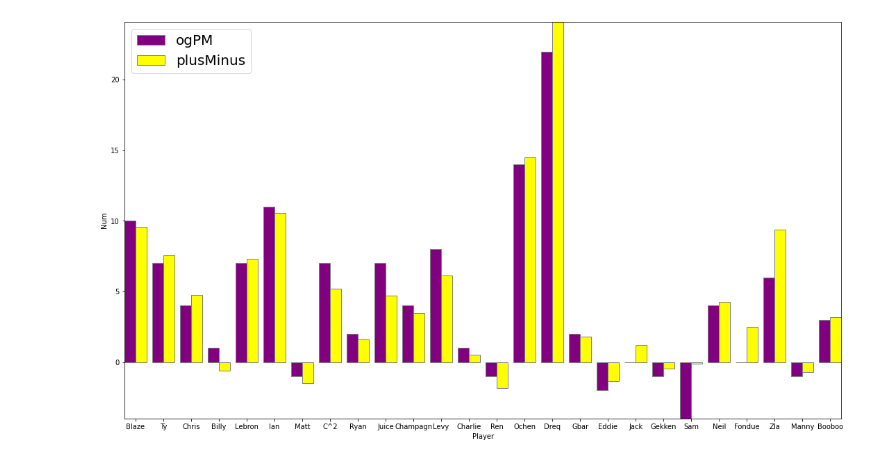
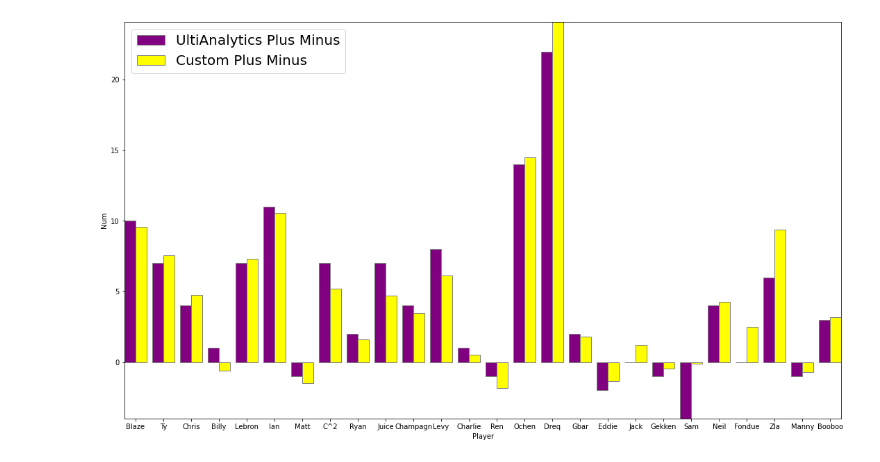
Before and after one commit to acohen89/BigBearStats, a Jupyter notebook: FinalProject.ipynb, the cells around one changed output. Saved outputs shown, nothing was run; the diff lists cells and outputs as text; code cells hidden in the pictures.

```diff
--- a/FinalProject.ipynb
+++ b/FinalProject.ipynb
@@ -66,19 +173,17 @@ playersDF
 # %%
 
 ogPM = playersDF.loc[:,'ogPlusMinus']
 plusMinus = playersDF.loc[:,'plusMinus']
-# td.plot.bar(x='name', y='ChanceOfScoring')
 width = 0.4
-plt.bar(np.arange(len(ogPM)), ogPM, color='purple', width=width, edgecolor='grey', label='ogPM')
-plt.bar(np.arange(len(plusMinus)) + width, plusMinus, color='yellow', width=width, edgecolor='grey', label='plusMinus')
+plt.bar(np.arange(len(ogPM)), ogPM, color='purple', width=width, edgecolor='grey', label='UltiAnalytics Plus Minus')
+plt.bar(np.arange(len(plusMinus)) + width, plusMinus, color='yellow', width=width, edgecolor='grey', label='Custom Plus Minus')
 plt.xlabel('Player')
 plt.ylabel('Num')
-plt.legend(('ogPm', 'plusMinus') )
 plt.legend(loc=2, prop={'size': 20})
 plt.xticks(np.arange(len(ogPM)) + width/2, playersDF.index)
 fig = plt.gcf()
 fig.set_size_inches(18.5, 10.5)
 plt.margins(0)
 plt.show()
 # %% [output]
-[figure, old version]
+[figure, new version]
```
Also changed, not shown: parts of 8 cells of this notebook, 1 other file.
